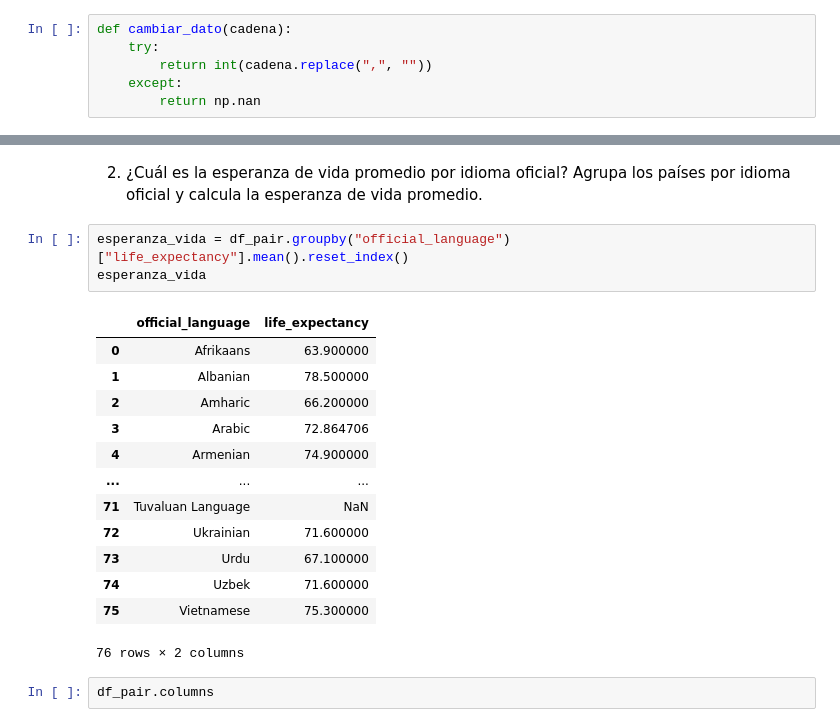
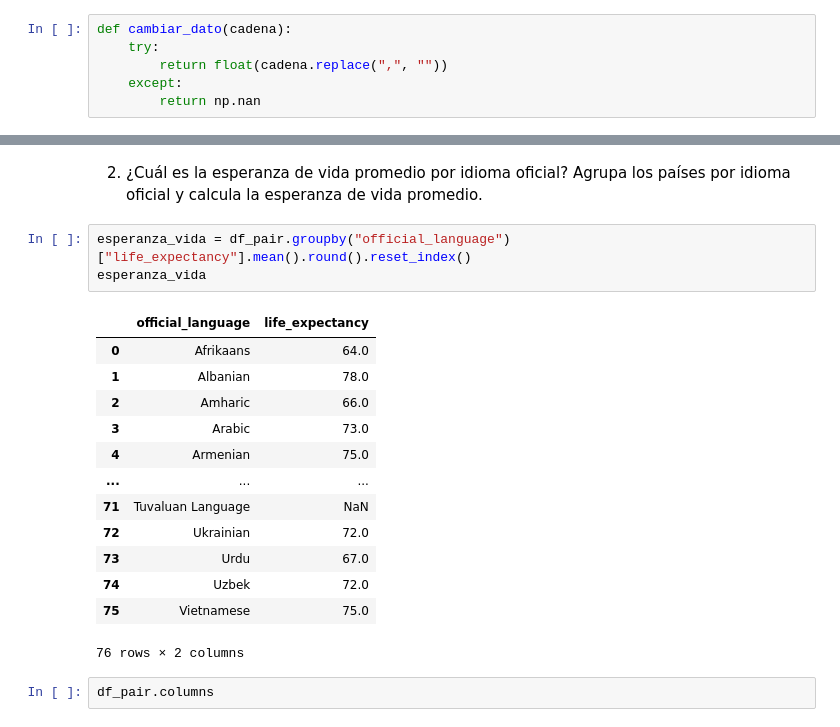
Before and after one commit to saira2911/promoG-modulo3-sprint1-pairprogramming-Maite-Rebeca-Saira, a Jupyter notebook: leccion_5_Groupby.ipynb, the cells around one changed output, grey strips where cells are left out. Saved outputs shown, nothing was run; the diff lists cells and outputs as text.

```diff
--- a/leccion_5_Groupby.ipynb
+++ b/leccion_5_Groupby.ipynb
@@ -83,7 +36,7 @@ df_pair.describe(include=object).T
 # %%
 def cambiar_dato(cadena):
     try:
-        return int(cadena.replace(",", ""))
+        return float(cadena.replace(",", ""))
     except:
         return np.nan
 # %%
@@ -363,21 +315,21 @@ densidad_promedio
 # %% [markdown]
 2. ¿Cuál es la esperanza de vida promedio por idioma oficial? Agrupa los países por idioma oficial y calcula la esperanza de vida promedio.
 # %%
-esperanza_vida = df_pair.groupby("official_language")["life_expectancy"].mean().reset_index()
+esperanza_vida = df_pair.groupby("official_language")["life_expectancy"].mean().round().reset_index()
 esperanza_vida
 # %% [output]
 |  | official_language | life_expectancy |
-| 0 | Afrikaans | 63.900000 |
-| 1 | Albanian | 78.500000 |
-| 2 | Amharic | 66.200000 |
-| 3 | Arabic | 72.864706 |
-| 4 | Armenian | 74.900000 |
+| 0 | Afrikaans | 64.0 |
+| 1 | Albanian | 78.0 |
+| 2 | Amharic | 66.0 |
+| 3 | Arabic | 73.0 |
+| 4 | Armenian | 75.0 |
 | ... | ... | ... |
 | 71 | Tuvaluan Language | NaN |
-| 72 | Ukrainian | 71.600000 |
-| 73 | Urdu | 67.100000 |
-| 74 | Uzbek | 71.600000 |
-| 75 | Vietnamese | 75.300000 |
+| 72 | Ukrainian | 72.0 |
+| 73 | Urdu | 67.0 |
+| 74 | Uzbek | 72.0 |
+| 75 | Vietnamese | 75.0 |
 76 rows × 2 columns
 # %%
 df_pair.columns
```
Also changed, not shown: parts of 12 cells of this notebook, 1 other file.
